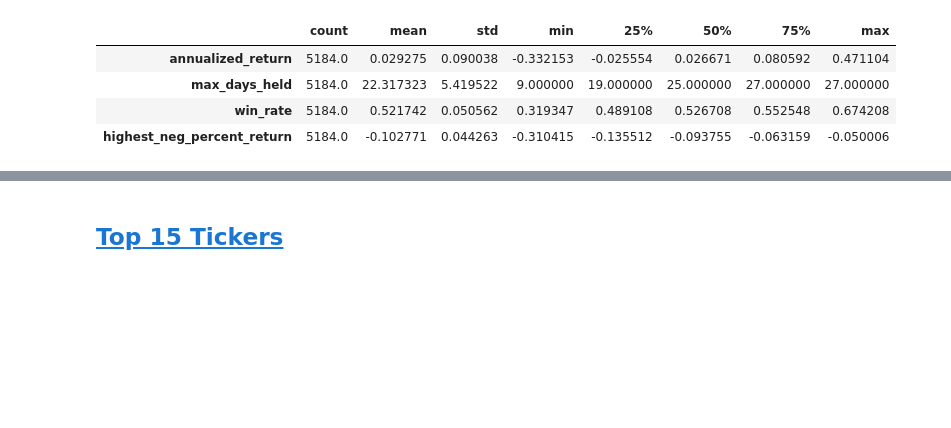
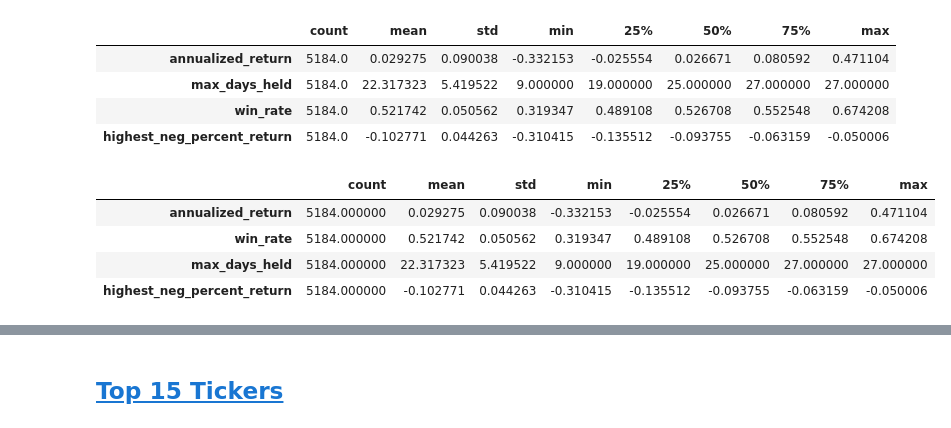
Before and after one commit to CKAbundant/sentiment, a Jupyter notebook: signal.ipynb, the cells around one changed output, grey strips where cells are left out. Cells and saved outputs as stored; diff of their text form; code cells hidden in the pictures; blank space fills up the shorter version.

```diff
--- a/signal.ipynb
+++ b/signal.ipynb
@@ -171,3 +151,12 @@ a.describe().T
 | max_days_held | 5184.0 | 22.317323 | 5.419522 | 9.000000 | 19.000000 | 25.000000 | 27.000000 | 27.000000 |
 | win_rate | 5184.0 | 0.521742 | 0.050562 | 0.319347 | 0.489108 | 0.526708 | 0.552548 | 0.674208 |
 | highest_neg_percent_return | 5184.0 | -0.102771 | 0.044263 | -0.310415 | -0.135512 | -0.093755 | -0.063159 | -0.050006 |
+# %%
+combined_path = f"./data/{dt}/combined_overall.csv"
+main_utils.gen_stats_df(combined_path)
+# %% [output]
+|  | count | mean | std | min | 25% | 50% | 75% | max |
+| annualized_return | 5184.000000 | 0.029275 | 0.090038 | -0.332153 | -0.025554 | 0.026671 | 0.080592 | 0.471104 |
+| win_rate | 5184.000000 | 0.521742 | 0.050562 | 0.319347 | 0.489108 | 0.526708 | 0.552548 | 0.674208 |
+| max_days_held | 5184.000000 | 22.317323 | 5.419522 | 9.000000 | 19.000000 | 25.000000 | 27.000000 | 27.000000 |
+| highest_neg_percent_return | 5184.000000 | -0.102771 | 0.044263 | -0.310415 | -0.135512 | -0.093755 | -0.063159 | -0.050006 |
```
Also changed, not shown: parts of 13 cells of this notebook, 5 other files.
